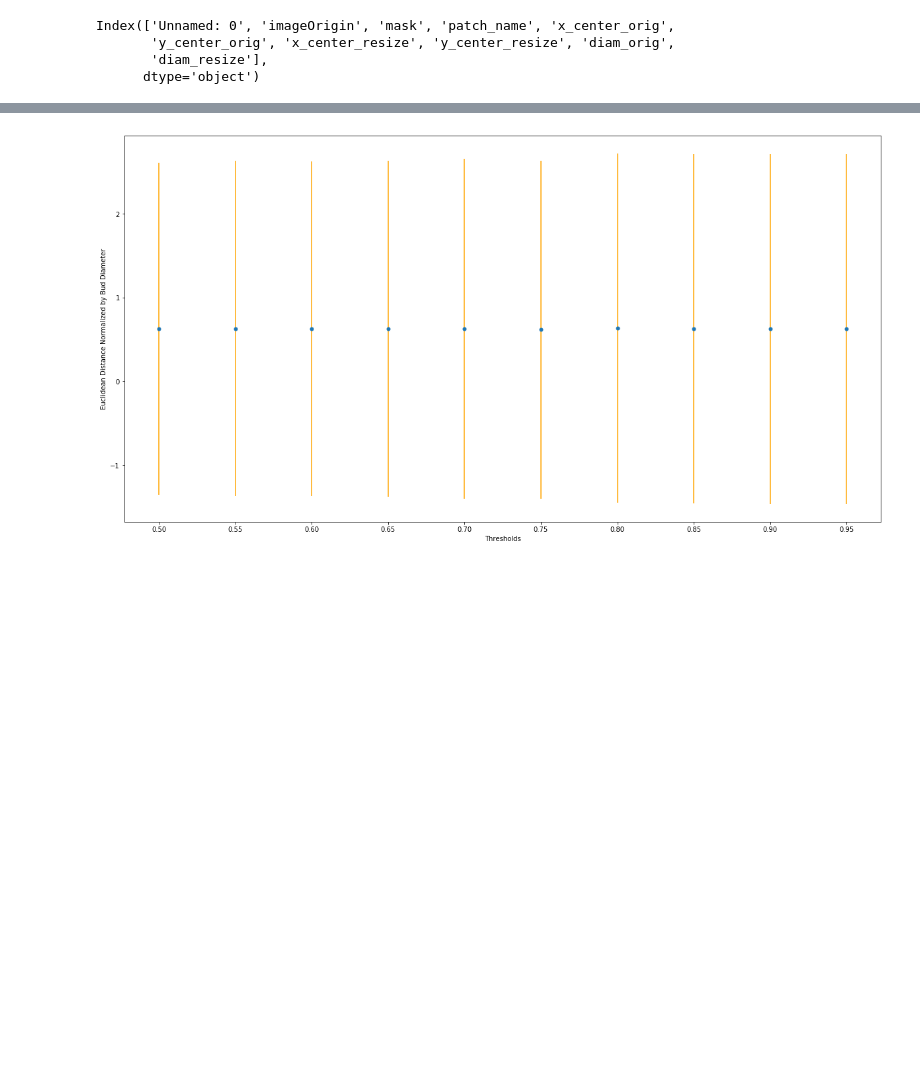
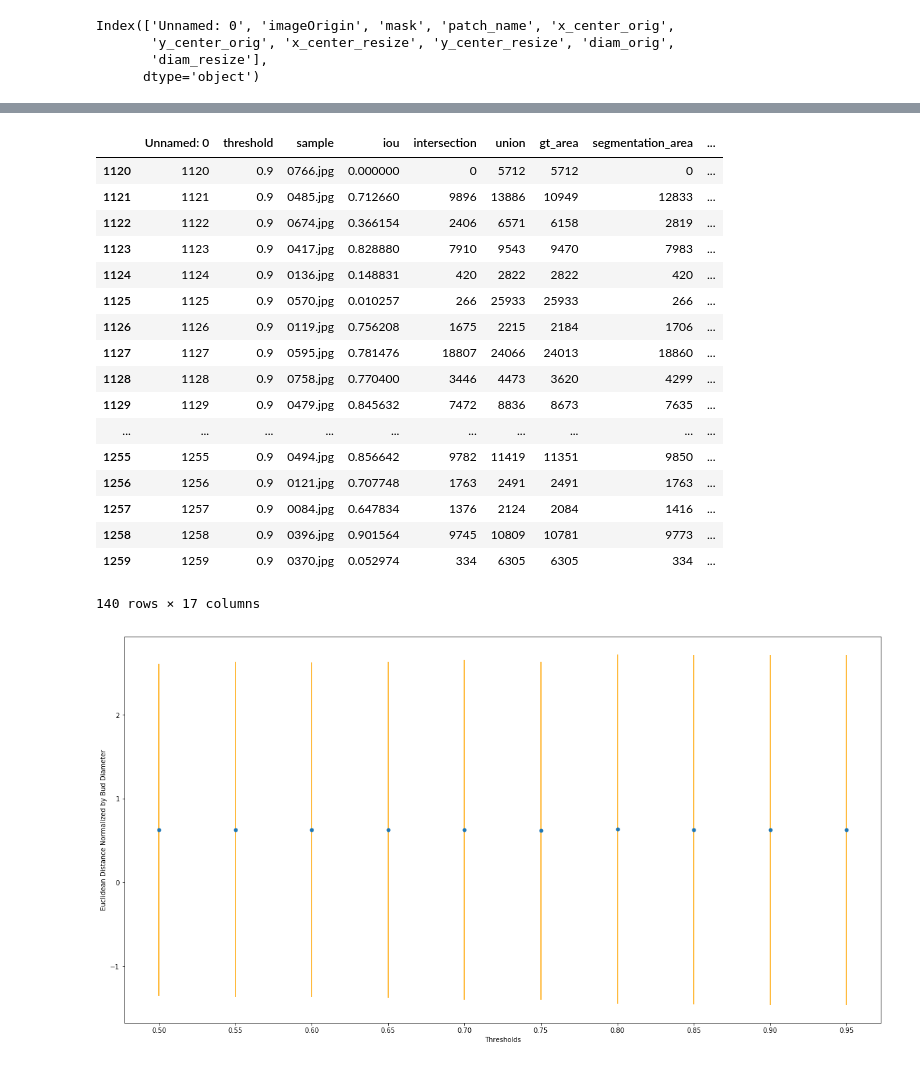
Before and after one commit to WencesVillegasMarset/FCNBudDetection, a Jupyter notebook: notebooks/viz.ipynb, the cells around one changed output, grey strips where cells are left out. Cells and saved outputs as stored; diff of their text form; code cells hidden in the pictures; blank space fills up the shorter version.

```diff
--- a/notebooks/viz.ipynb
+++ b/notebooks/viz.ipynb
@@ -219,3 +249,24 @@ fig.set_size_inches(18.5, 10.5)
+# %%
+th_slice
+# %% [output]
+|  | Unnamed: 0 | threshold | sample | iou | intersection | union | gt_area | segmentation_area | ... |
+| 1120 | 1120 | 0.9 | 0766.jpg | 0.000000 | 0 | 5712 | 5712 | 0 | ... |
+| 1121 | 1121 | 0.9 | 0485.jpg | 0.712660 | 9896 | 13886 | 10949 | 12833 | ... |
+| 1122 | 1122 | 0.9 | 0674.jpg | 0.366154 | 2406 | 6571 | 6158 | 2819 | ... |
+| 1123 | 1123 | 0.9 | 0417.jpg | 0.828880 | 7910 | 9543 | 9470 | 7983 | ... |
+| 1124 | 1124 | 0.9 | 0136.jpg | 0.148831 | 420 | 2822 | 2822 | 420 | ... |
+| 1125 | 1125 | 0.9 | 0570.jpg | 0.010257 | 266 | 25933 | 25933 | 266 | ... |
+| 1126 | 1126 | 0.9 | 0119.jpg | 0.756208 | 1675 | 2215 | 2184 | 1706 | ... |
+| 1127 | 1127 | 0.9 | 0595.jpg | 0.781476 | 18807 | 24066 | 24013 | 18860 | ... |
+| 1128 | 1128 | 0.9 | 0758.jpg | 0.770400 | 3446 | 4473 | 3620 | 4299 | ... |
+| 1129 | 1129 | 0.9 | 0479.jpg | 0.845632 | 7472 | 8836 | 8673 | 7635 | ... |
+| ... | ... | ... | ... | ... | ... | ... | ... | ... | ... |
+| 1255 | 1255 | 0.9 | 0494.jpg | 0.856642 | 9782 | 11419 | 11351 | 9850 | ... |
+| 1256 | 1256 | 0.9 | 0121.jpg | 0.707748 | 1763 | 2491 | 2491 | 1763 | ... |
+| 1257 | 1257 | 0.9 | 0084.jpg | 0.647834 | 1376 | 2124 | 2084 | 1416 | ... |
+| 1258 | 1258 | 0.9 | 0396.jpg | 0.901564 | 9745 | 10809 | 10781 | 9773 | ... |
+| 1259 | 1259 | 0.9 | 0370.jpg | 0.052974 | 334 | 6305 | 6305 | 334 | ... |
+140 rows × 17 columns
 # %%
 Y = []
 acumList = []
```
Also changed, not shown: parts of 6 cells of this notebook, 7 other files.
